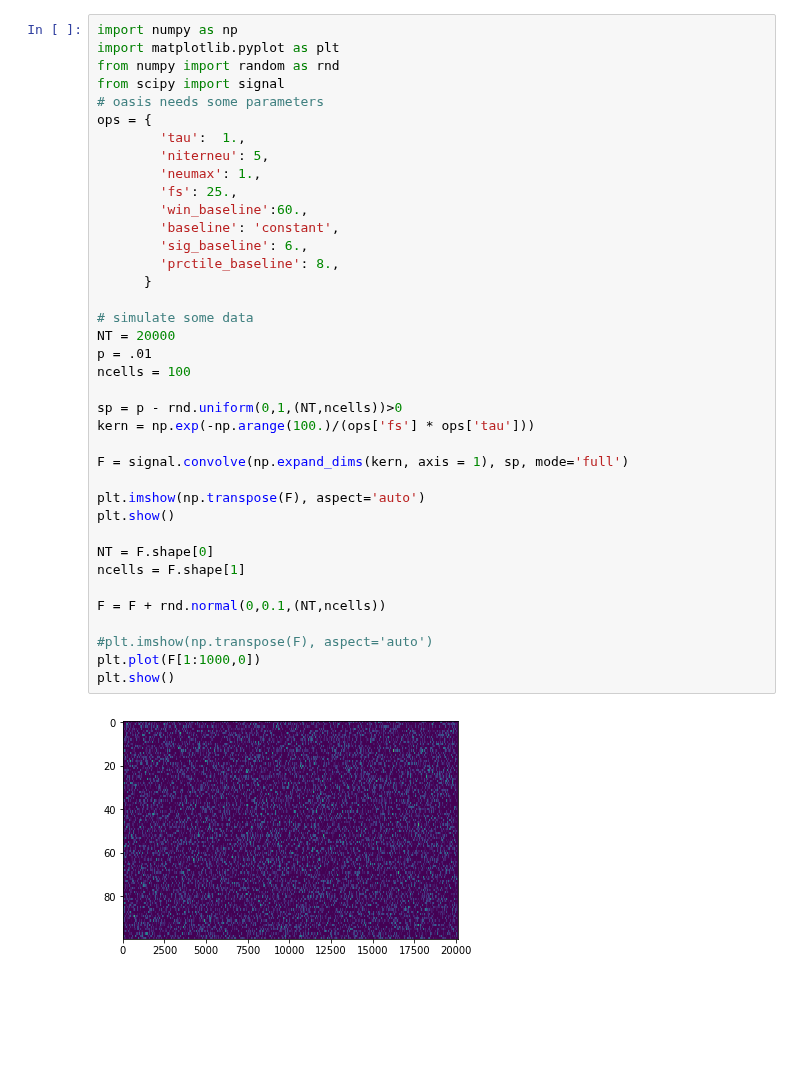
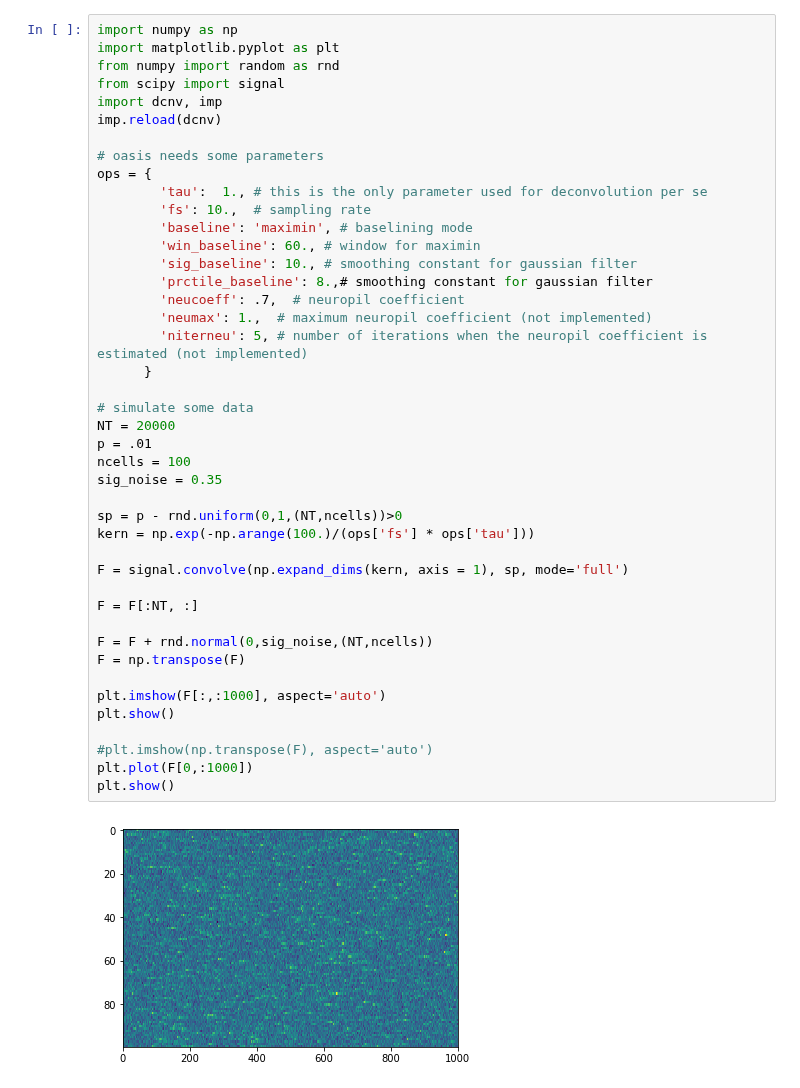
Before and after one commit to MouseLand/suite2p, a Jupyter notebook: spkdcnv.ipynb, the cells around one changed output. Cells and saved outputs as stored; diff of their text form; blank space fills up the shorter version.

```diff
--- a/spkdcnv.ipynb
+++ b/spkdcnv.ipynb
@@ -1,40 +1,45 @@
 # %%
 import numpy as np
 import matplotlib.pyplot as plt
 from numpy import random as rnd
 from scipy import signal
+import dcnv, imp
+imp.reload(dcnv)
+
 # oasis needs some parameters
 ops = {
-        'tau':  1.,
-        'niterneu': 5,
-        'neumax': 1.,
-        'fs': 25.,
-        'win_baseline':60.,
-        'baseline': 'constant',
-        'sig_baseline': 6.,
-        'prctile_baseline': 8.,
+        'tau':  1., # this is the only parameter used for deconvolution per se
+        'fs': 10.,  # sampling rate
+        'baseline': 'maximin', # baselining mode
+        'win_baseline': 60., # window for maximin
+        'sig_baseline': 10., # smoothing constant for gaussian filter
+        'prctile_baseline': 8.,# smoothing constant for gaussian filter
+        'neucoeff': .7,  # neuropil coefficient
+        'neumax': 1.,  # maximum neuropil coefficient (not implemented)
+        'niterneu': 5, # number of iterations when the neuropil coefficient is estimated (not implemented)
       }
 
 # simulate some data
 NT = 20000
 p = .01
 ncells = 100
+sig_noise = 0.35
 
 sp = p - rnd.uniform(0,1,(NT,ncells))>0
 kern = np.exp(-np.arange(100.)/(ops['fs'] * ops['tau']))
 
 F = signal.convolve(np.expand_dims(kern, axis = 1), sp, mode='full')
 
-plt.imshow(np.transpose(F), aspect='auto')
+F = F[:NT, :]
+
+F = F + rnd.normal(0,sig_noise,(NT,ncells))
+F = np.transpose(F)
+
+plt.imshow(F[:,:1000], aspect='auto')
 plt.show()
 
-NT = F.shape[0]
-ncells = F.shape[1]
-
-F = F + rnd.normal(0,0.1,(NT,ncells))
-
 #plt.imshow(np.transpose(F), aspect='auto')
-plt.plot(F[1:1000,0])
+plt.plot(F[0,:1000])
 plt.show()
 # %% [output]
-[figure, old version]
+[figure, new version]
```
Also changed, not shown: parts of 4 cells of this notebook, 1 other file.
